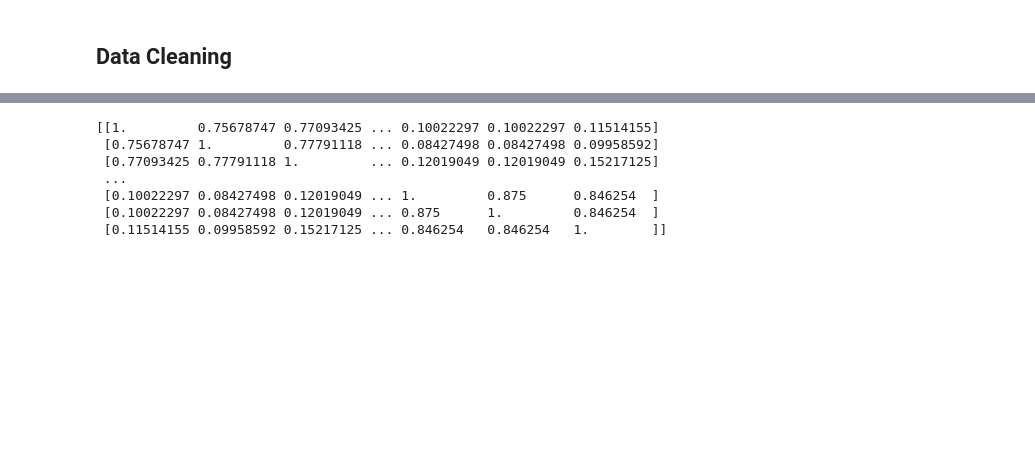
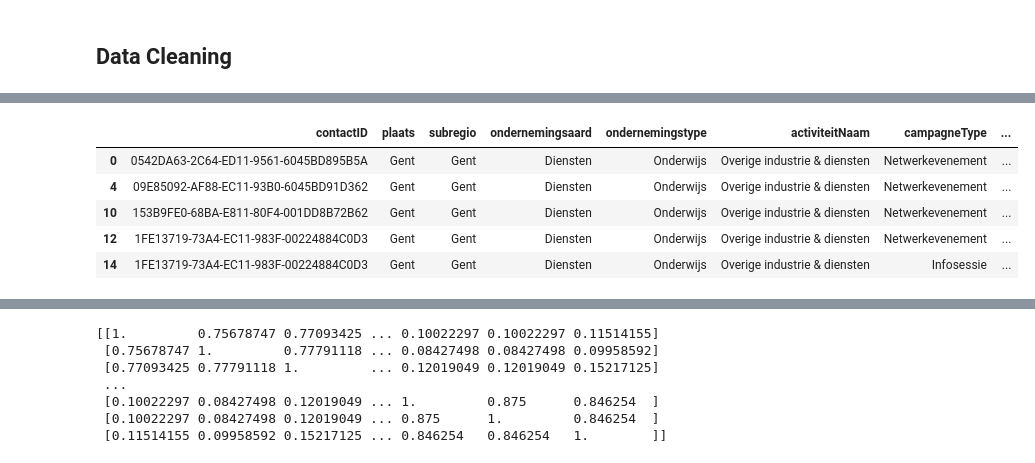
Before and after one commit to Floris-Buyse-FB/Data-Engineering-Project-2, a Jupyter notebook: scripts/ContactLookalike_DWH.ipynb, the cells around one changed output, grey strips where cells are left out. Cells and saved outputs as stored; diff of their text form; code cells hidden in the pictures; blank space fills up the shorter version.

```diff
--- a/scripts/ContactLookalike_DWH.ipynb
+++ b/scripts/ContactLookalike_DWH.ipynb
@@ -147 +147,10 @@ print(df['data'].head())
 Name: data, dtype: object
+# %%
+df3.head()
+# %% [output]
+|  | contactID | plaats | subregio | ondernemingsaard | ondernemingstype | activiteitNaam | campagneType | ... |
+| 0 | 0542DA63-2C64-ED11-9561-6045BD895B5A | Gent | Gent | Diensten | Onderwijs | Overige industrie & diensten | Netwerkevenement | ... |
+| 4 | 09E85092-AF88-EC11-93B0-6045BD91D362 | Gent | Gent | Diensten | Onderwijs | Overige industrie & diensten | Netwerkevenement | ... |
+| 10 | 153B9FE0-68BA-E811-80F4-001DD8B72B62 | Gent | Gent | Diensten | Onderwijs | Overige industrie & diensten | Netwerkevenement | ... |
+| 12 | 1FE13719-73A4-EC11-983F-00224884C0D3 | Gent | Gent | Diensten | Onderwijs | Overige industrie & diensten | Netwerkevenement | ... |
+| 14 | 1FE13719-73A4-EC11-983F-00224884C0D3 | Gent | Gent | Diensten | Onderwijs | Overige industrie & diensten | Infosessie | ... |
```
Also changed, not shown: parts of 17 cells of this notebook, 2 other files.
